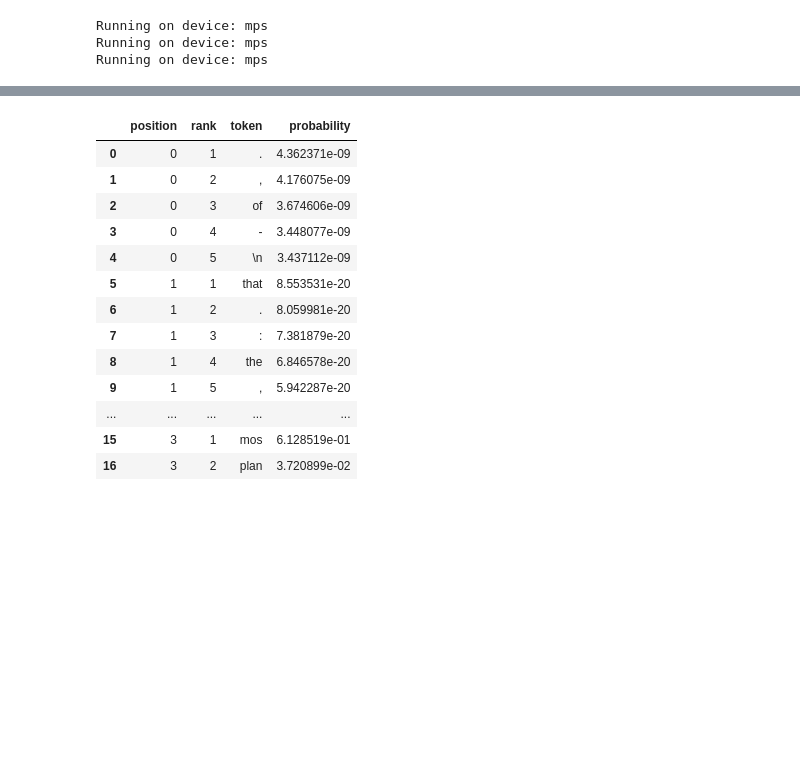
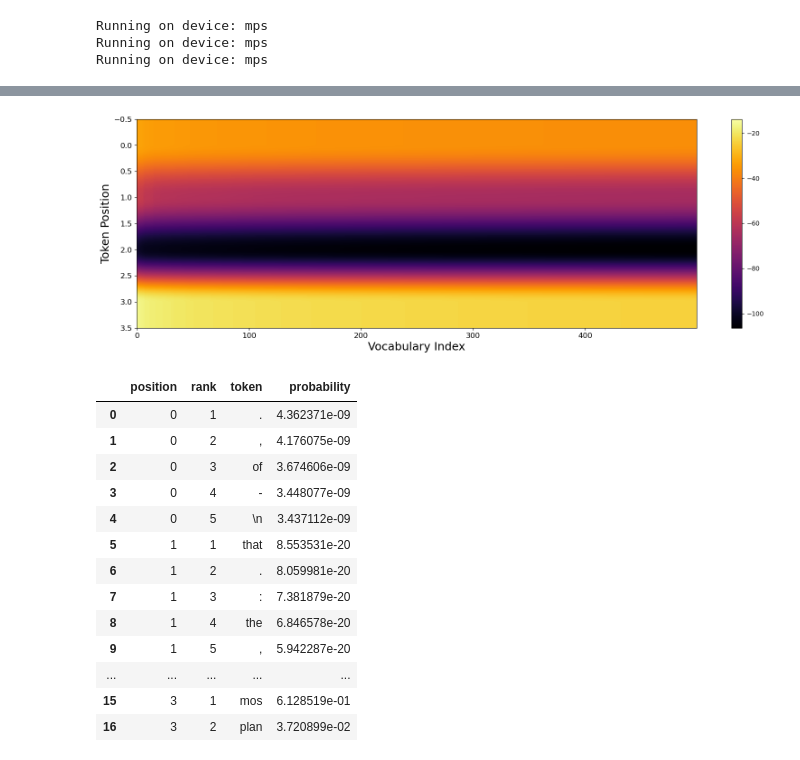
Before and after one commit to IParraMartin/deeplens, a Jupyter notebook: intervention.ipynb, the cells around one changed output, grey strips where cells are left out. Cells and saved outputs as stored; diff of their text form; code cells hidden in the pictures; blank space fills up the shorter version.

```diff
--- a/intervention.ipynb
+++ b/intervention.ipynb
@@ -47,3 +51,10 @@ plot_topk_distribution(
+# %%
+generate_feature_heatmap(
+    modified_output,
+    k=500
+)
+# %% [output]
+[figure, added]
 # %%
 results = get_top_k_tokens(
     modified_output,
```
Also changed, not shown: parts of 3 cells of this notebook, 5 other files.
